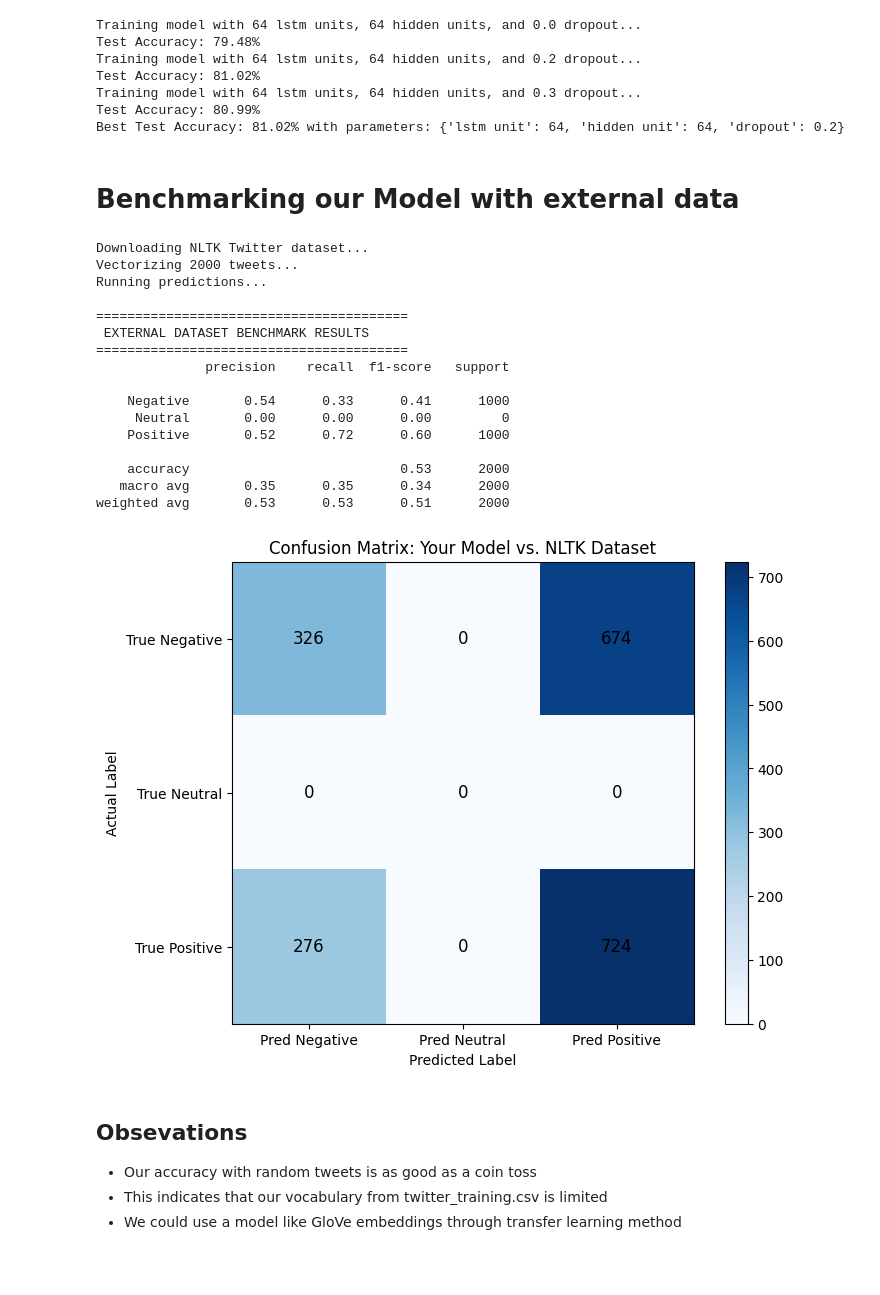
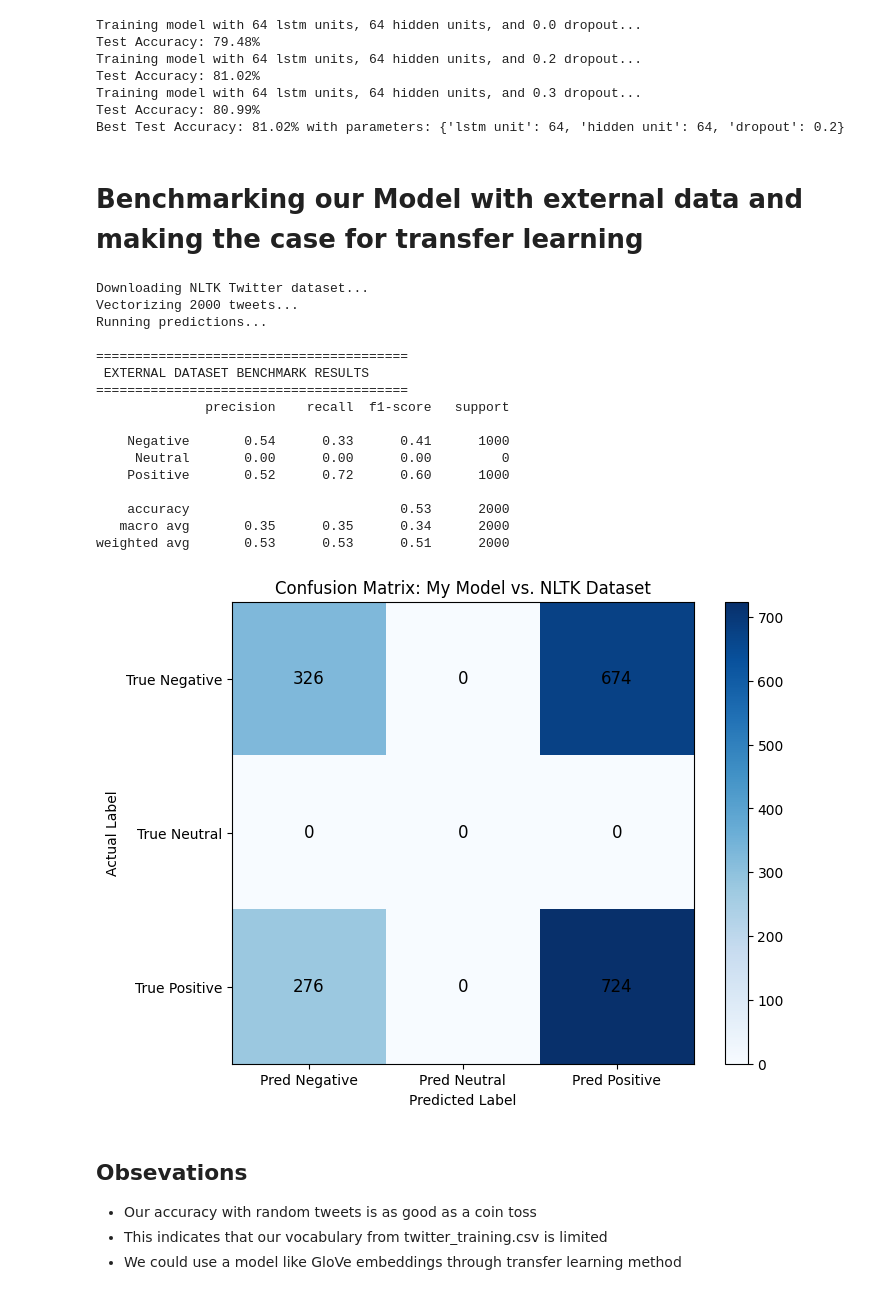
Before and after one commit to mramsundar/IITM-Graded-Projects, a Jupyter notebook: Week 31/tweet_anaysis.ipynb, the cells around one changed output. Saved outputs shown, nothing was run; the diff lists cells and outputs as text; code cells hidden in the pictures; blank space fills up the shorter version.

```diff
--- a/Week 31/tweet_anaysis.ipynb
+++ b/Week 31/tweet_anaysis.ipynb
@@ -560,7 +574,7 @@ Training model with 64 lstm units, 64 hidden units, and 0.3 dropout...
 Test Accuracy: 80.99%
 Best Test Accuracy: 81.02% with parameters: {'lstm unit': 64, 'hidden unit': 64, 'dropout': 0.2}
 # %% [markdown]
-# Benchmarking our Model with external data
+# Benchmarking our Model with external data and making the case for transfer learning
 # %%
 
 def quick_cleanse(text: str) -> str:
@@ -623,35 +637,35 @@ def benchmark_model():
     ax.xaxis.set_ticks_position("bottom")
 
 
     for i in range(cm.shape[0]):
         for j in range(cm.shape[1]):
             ax.text(j, i, str(cm[i, j]), va="center", ha="center", color="black", fontsize=12)
 
-    plt.title("Confusion Matrix: Your Model vs. NLTK Dataset")
+    plt.title("Confusion Matrix: My Model vs. NLTK Dataset")
     plt.xlabel("Predicted Label")
     plt.ylabel("Actual Label")
     plt.show()
 
 
 benchmark_model()
 # %% [output]
 Downloading NLTK Twitter dataset...
 Vectorizing 2000 tweets...
 Running predictions...
 
 ========================================
  EXTERNAL DATASET BENCHMARK RESULTS
 ========================================
               precision    recall  f1-score   support
 
     Negative       0.54      0.33      0.41      1000
      Neutral       0.00      0.00      0.00         0
     Positive       0.52      0.72      0.60      1000
 
     accuracy                           0.53      2000
    macro avg       0.35      0.35      0.34      2000
 weighted avg       0.53      0.53      0.51      2000
-[figure, old version]
+[figure, new version]
 # %% [markdown]
 ## Obsevations
 * Our accuracy with random tweets is as good as a coin toss
```
Also changed, not shown: parts of 8 cells of this notebook.
